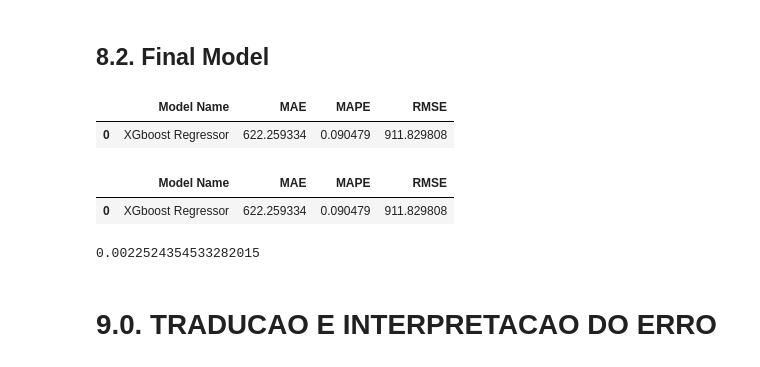
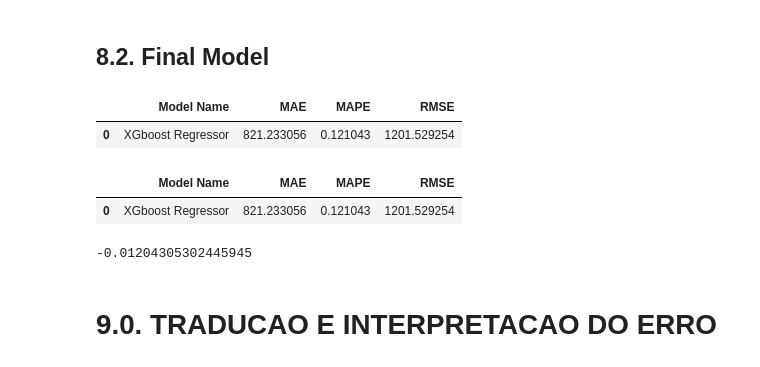
Before and after one commit to felpcm/DS-em-Producao, a Jupyter notebook: v09_store_sales_prediction.ipynb, the cells around one changed output. Cells and saved outputs as stored; diff of their text form; code cells hidden in the pictures.

```diff
--- a/v09_store_sales_prediction.ipynb
+++ b/v09_store_sales_prediction.ipynb
@@ -1159,43 +1159,43 @@ KeyboardInterrupt:
 # %% [markdown]
 ## 8.2. Final Model
 # %%
-param_tuned = { 'n_estimators': 2500,
+param_tuned = { 'n_estimators': 500,
                 'eta': 0.03,
                 'max_depth': 9,
                 'subsample': 0.5,
                 'colsample_bytree': 0.7,
                 'min_child_weight': 15
               }
 
 # model
 model_xgb_tuned = xgb.XGBRegressor( objective = 'reg:squarederror',
                                     n_estimators = param_tuned['n_estimators'],
                                     eta = param_tuned['eta'],
                                     max_depth = param_tuned['max_depth'],
                                     subsample = param_tuned['subsample'],
                                     colsample_bytree = param_tuned['colsample_bytree'],
                                     min_child_weight = param_tuned['min_child_weight']).fit( x_train, y_train )
 
 # prediction
 yhat_xgb_tuned = model_xgb_tuned.predict( x_test )
 
 # performance
 xgb_result_tuned = ml_error('XGboost Regressor', np.expm1(y_test), np.expm1(yhat_xgb_tuned))
 
 xgb_result_tuned
 # %% [output]
 |  | Model Name | MAE | MAPE | RMSE |
-| 0 | XGboost Regressor | 622.259334 | 0.090479 | 911.829808 |
+| 0 | XGboost Regressor | 821.233056 | 0.121043 | 1201.529254 |
 # %%
 xgb_result_tuned
 # %% [output]
 |  | Model Name | MAE | MAPE | RMSE |
-| 0 | XGboost Regressor | 622.259334 | 0.090479 | 911.829808 |
+| 0 | XGboost Regressor | 821.233056 | 0.121043 | 1201.529254 |
 # %%
 mpe = mean_percentage_error( np.expm1( y_test ), np.expm1( yhat_xgb_tuned ) )
 mpe
 # %% [output]
-0.0022524354533282015
+-0.01204305302445945
 # %% [markdown]
 # 9.0. TRADUCAO E INTERPRETACAO DO ERRO
 # %%
```
Also changed, not shown: parts of 5 cells of this notebook, 2 other files.
